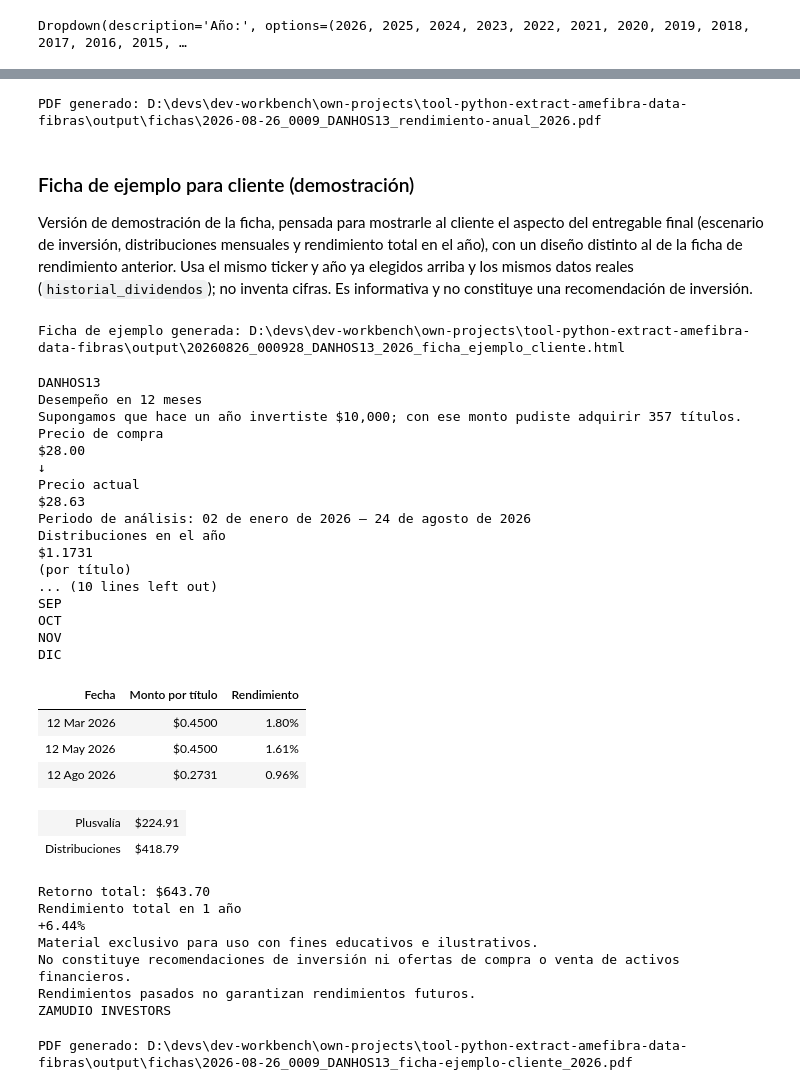
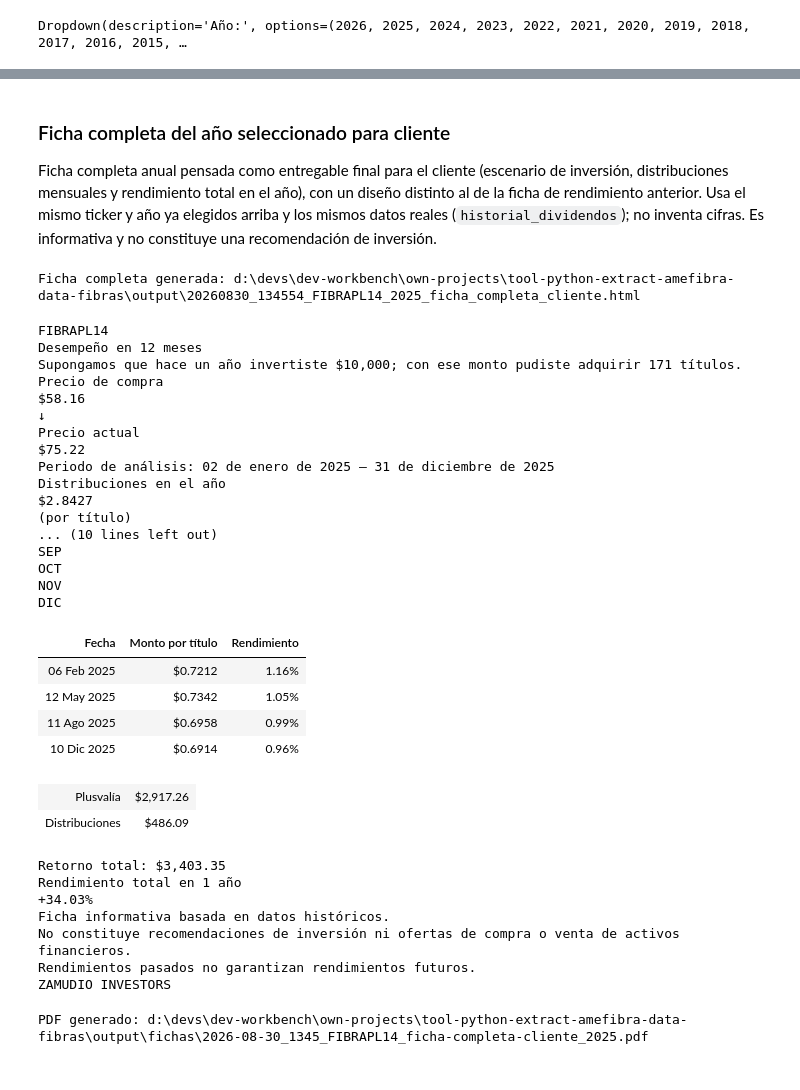
Before and after one commit to liazamudio/tool-python-extract-amefibra-data-fibras, a Jupyter notebook: amefibra-indice-fibras.ipynb, the cells around one changed output, grey strips where cells are left out. Saved outputs shown, nothing was run; the diff lists cells and outputs as text; code cells hidden in the pictures.

Commit message:
Correcciones diversas en la celda 20, ficha completa anual

```diff
--- a/amefibra-indice-fibras.ipynb
+++ b/amefibra-indice-fibras.ipynb
@@ -202,54 +186,47 @@ Ficha informativa basada en datos históricos. Los pagos se identifican por ex_d
-# %%
-"""
-ruta_pdf_rendimiento = exportar_ficha_a_pdf(
-    ruta_ficha, TICKER_SELECCIONADO, "rendimiento anual", AÑO_SELECCIONADO, CARPETA_FICHAS_PDF
-)
-print(f"PDF generado: {ruta_pdf_rendimiento}")
-"""
-# %% [output]
-PDF generado: D:\devs\dev-workbench\own-projects\tool-python-extract-amefibra-data-fibras\output\fichas\2026-08-26_0009_DANHOS13_rendimiento-anual_2026.pdf
 # %% [markdown]
-### Ficha de ejemplo para cliente (demostración)
+### Ficha completa del año seleccionado para cliente
 
-Versión de demostración de la ficha, pensada para mostrarle al cliente el aspecto del entregable final (escenario de inversión, distribuciones mensuales y rendimiento total en el año), con un diseño distinto al de la ficha de rendimiento anterior. Usa el mismo ticker y año ya elegidos arriba y los mismos datos reales (`historial_dividendos`); no inventa cifras. Es informativa y no constituye una recomendación de inversión.
+Ficha completa anual pensada como entregable final para el cliente (escenario de inversión, distribuciones mensuales y rendimiento total en el año), con un diseño distinto al de la ficha de rendimiento anterior. Usa el mismo ticker y año ya elegidos arriba y los mismos datos reales (`historial_dividendos`); no inventa cifras. Es informativa y no constituye una recomendación de inversión.
 # %%
-ruta_ficha_ejemplo = mostrar_ficha_ejemplo_cliente(TICKER_SELECCIONADO, AÑO_SELECCIONADO, CARPETA_SALIDA, historial_dividendos)
+# Generamos la ficha completa anual para el cliente y la exportamos a PDF
+ruta_ficha_completa_cliente = mostrar_ficha_completa_cliente(TICKER_SELECCIONADO, AÑO_SELECCIONADO, CARPETA_SALIDA, historial_dividendos)
+
+# Exportamos los resultados a un archivo pdf y mostramos la ruta del archivo generado
+ruta_pdf_completa_cliente = exportar_ficha_a_pdf(
+    ruta_ficha_completa_cliente, TICKER_SELECCIONADO, "ficha completa cliente", AÑO_SELECCIONADO, CARPETA_FICHAS_PDF
+)
+print(f"PDF generado: {ruta_pdf_completa_cliente}")
 # %% [output]
-Ficha de ejemplo generada: D:\devs\dev-workbench\own-projects\tool-python-extract-amefibra-data-fibras\output\20260826_000928_DANHOS13_2026_ficha_ejemplo_cliente.html
+Ficha completa generada: d:\devs\dev-workbench\own-projects\tool-python-extract-amefibra-data-fibras\output\20260830_134554_FIBRAPL14_2025_ficha_completa_cliente.html
-DANHOS13
+FIBRAPL14
 Desempeño en 12 meses
-Supongamos que hace un año invertiste $10,000; con ese monto pudiste adquirir 357 títulos.
+Supongamos que hace un año invertiste $10,000; con ese monto pudiste adquirir 171 títulos.
 Precio de compra
-$28.00
+$58.16
 ↓
 Precio actual
-$28.63
-Periodo de análisis: 02 de enero de 2026 – 24 de agosto de 2026
+$75.22
+Periodo de análisis: 02 de enero de 2025 – 31 de diciembre de 2025
 Distribuciones en el año
-$1.1731
+$2.8427
 (por título)
 ... (10 lines left out)
 SEP
 OCT
 NOV
 DIC
 | Fecha | Monto por título | Rendimiento |
-| 12 Mar 2026 | $0.4500 | 1.80% |
-| 12 May 2026 | $0.4500 | 1.61% |
-| 12 Ago 2026 | $0.2731 | 0.96% |
+| 06 Feb 2025 | $0.7212 | 1.16% |
+| 12 May 2025 | $0.7342 | 1.05% |
+| 11 Ago 2025 | $0.6958 | 0.99% |
+| 10 Dic 2025 | $0.6914 | 0.96% |
-| Plusvalía | $224.91 |
-| Distribuciones | $418.79 |
+| Plusvalía | $2,917.26 |
+| Distribuciones | $486.09 |
-Retorno total: $643.70
+Retorno total: $3,403.35
 Rendimiento total en 1 año
-+6.44%
-Material exclusivo para uso con fines educativos e ilustrativos.
++34.03%
+Ficha informativa basada en datos históricos.
 No constituye recomendaciones de inversión ni ofertas de compra o venta de activos financieros.
 Rendimientos pasados no garantizan rendimientos futuros.
 ZAMUDIO INVESTORS
+PDF generado: d:\devs\dev-workbench\own-projects\tool-python-extract-amefibra-data-fibras\output\fichas\2026-08-30_1345_FIBRAPL14_ficha-completa-cliente_2025.pdf
-# %%
-ruta_pdf_ejemplo = exportar_ficha_a_pdf(
-    ruta_ficha_ejemplo, TICKER_SELECCIONADO, "ficha ejemplo cliente", AÑO_SELECCIONADO, CARPETA_FICHAS_PDF
-)
-print(f"PDF generado: {ruta_pdf_ejemplo}")
-# %% [output]
-PDF generado: D:\devs\dev-workbench\own-projects\tool-python-extract-amefibra-data-fibras\output\fichas\2026-08-26_0009_DANHOS13_ficha-ejemplo-cliente_2026.pdf
```
Also changed, not shown: parts of 5 cells of this notebook, 3 other files.
